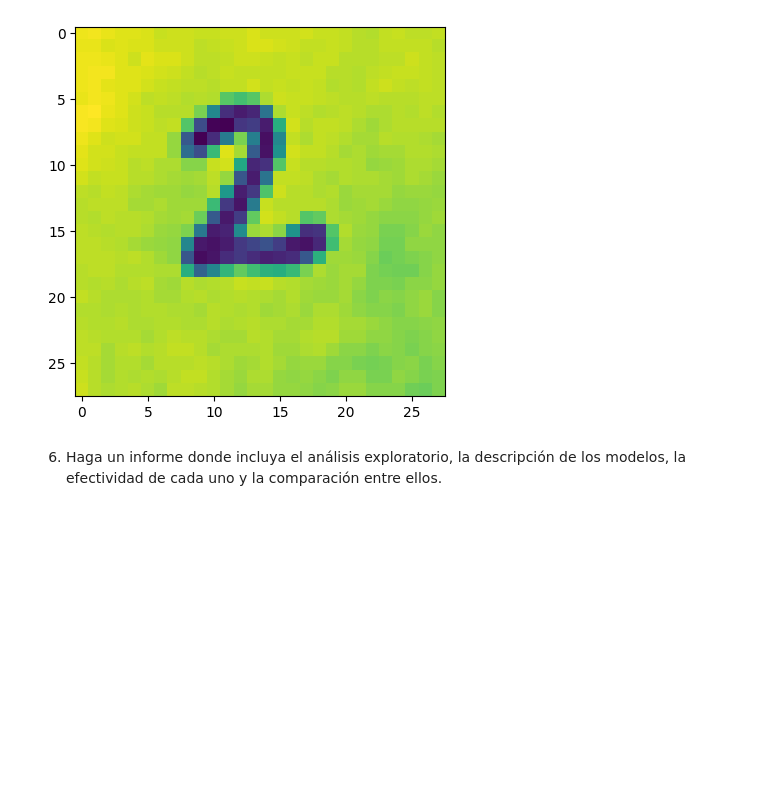
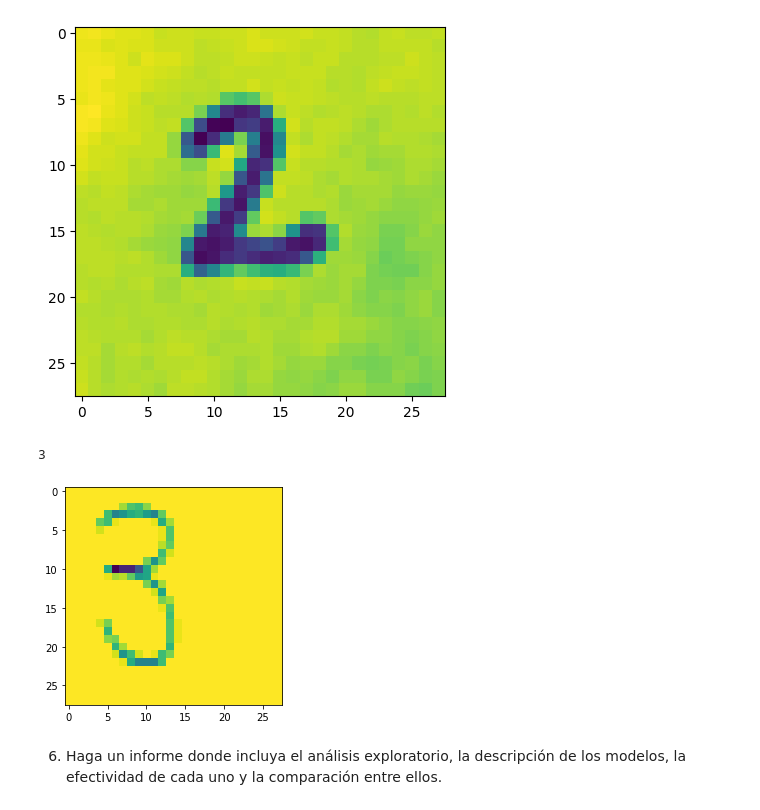
Before and after one commit to CristopherBarrios/Lab3-DeepLearning-DataScience, a Jupyter notebook: lab3.ipynb, the cells around one changed output. Saved outputs shown, nothing was run; the diff lists cells and outputs as text; code cells hidden in the pictures; blank space fills up the shorter version.

```diff
--- a/lab3.ipynb
+++ b/lab3.ipynb
@@ -404,6 +409,12 @@ write_prediction(forest, 'test/2.csv')[0]
 # %% [output]
 1
 [figure]
+# %%
+create_csv('test/3.jpg', 'test/3.csv')
+write_prediction(forest, 'test/3.csv')[7]
+# %% [output]
+3
+[figure, added]
 # %% [markdown]
 
 6. Haga  un  informe  donde  incluya  el  análisis  exploratorio,  la  descripción  de  los  modelos,  la
```
Also changed, not shown: parts of 6 cells of this notebook, 2 other files.
